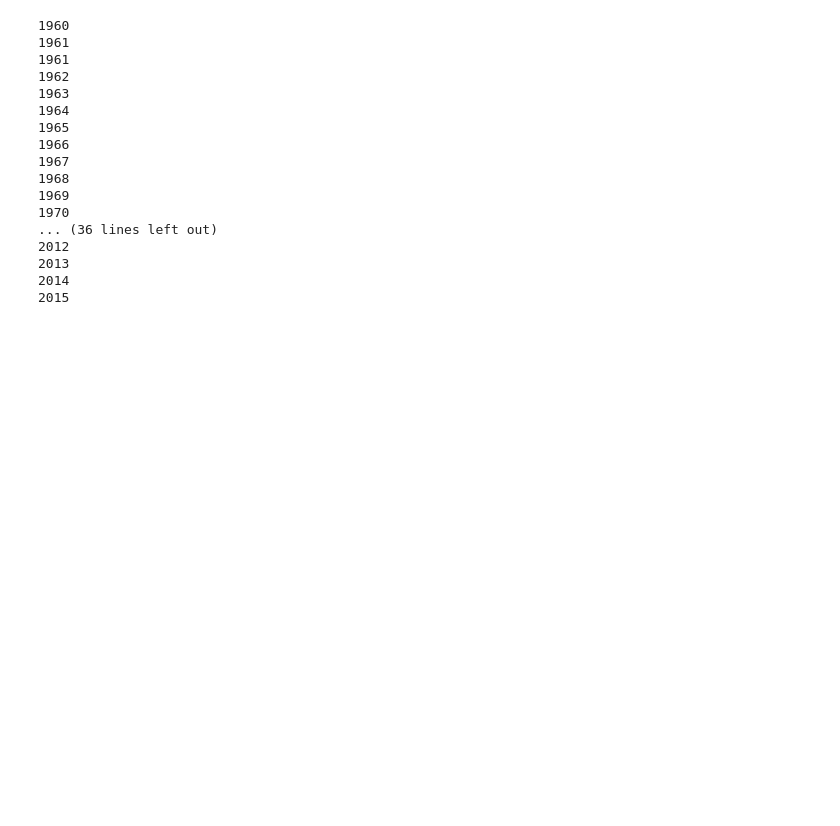
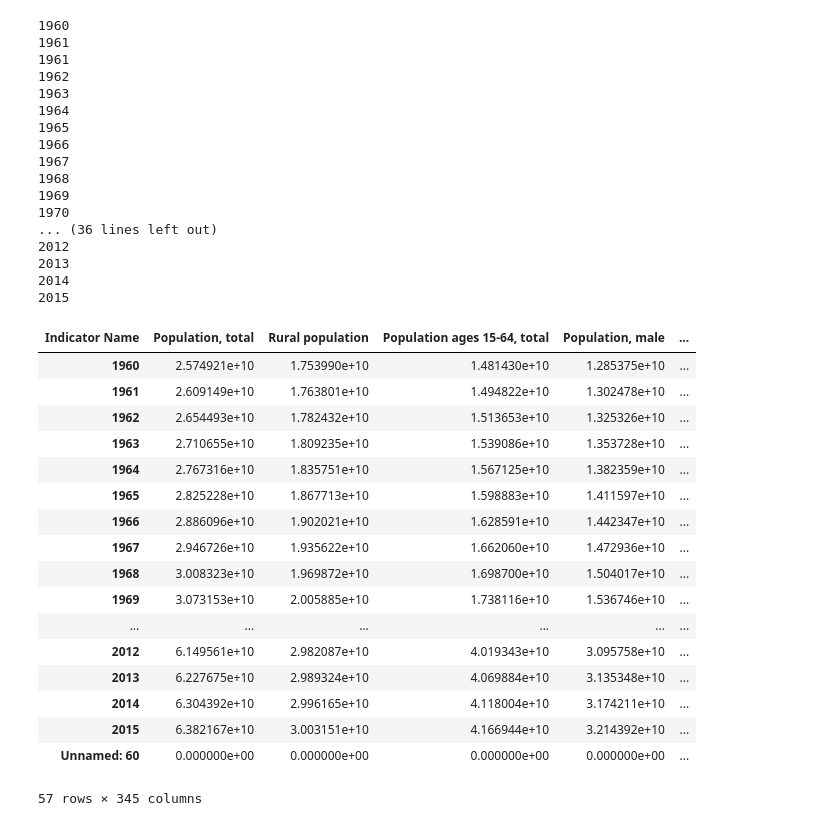
Before and after one commit to taos15/health_nutrition_pandas_eda, a Jupyter notebook: data/greenenotebook.ipynb, the cells around one changed output. Saved outputs shown, nothing was run; the diff lists cells and outputs as text; code cells hidden in the pictures; blank space fills up the shorter version.

```diff
--- a/data/greenenotebook.ipynb
+++ b/data/greenenotebook.ipynb
@@ -60,6 +61,26 @@ for col in helth_df.columns:
 # %%
 total_countries =helth_df.groupby(['Indicator Name']).sum(["1960"]).sort_values(["1960"],ascending=False)
 total_countries = total_countries.T
+total_countries
+# %% [output]
+| Indicator Name | Population, total | Rural population | Population ages 15-64, total | Population, male | ... |
+| 1960 | 2.574921e+10 | 1.753990e+10 | 1.481430e+10 | 1.285375e+10 | ... |
+| 1961 | 2.609149e+10 | 1.763801e+10 | 1.494822e+10 | 1.302478e+10 | ... |
+| 1962 | 2.654493e+10 | 1.782432e+10 | 1.513653e+10 | 1.325326e+10 | ... |
+| 1963 | 2.710655e+10 | 1.809235e+10 | 1.539086e+10 | 1.353728e+10 | ... |
+| 1964 | 2.767316e+10 | 1.835751e+10 | 1.567125e+10 | 1.382359e+10 | ... |
+| 1965 | 2.825228e+10 | 1.867713e+10 | 1.598883e+10 | 1.411597e+10 | ... |
+| 1966 | 2.886096e+10 | 1.902021e+10 | 1.628591e+10 | 1.442347e+10 | ... |
+| 1967 | 2.946726e+10 | 1.935622e+10 | 1.662060e+10 | 1.472936e+10 | ... |
+| 1968 | 3.008323e+10 | 1.969872e+10 | 1.698700e+10 | 1.504017e+10 | ... |
+| 1969 | 3.073153e+10 | 2.005885e+10 | 1.738116e+10 | 1.536746e+10 | ... |
+| ... | ... | ... | ... | ... | ... |
+| 2012 | 6.149561e+10 | 2.982087e+10 | 4.019343e+10 | 3.095758e+10 | ... |
+| 2013 | 6.227675e+10 | 2.989324e+10 | 4.069884e+10 | 3.135348e+10 | ... |
+| 2014 | 6.304392e+10 | 2.996165e+10 | 4.118004e+10 | 3.174211e+10 | ... |
+| 2015 | 6.382167e+10 | 3.003151e+10 | 4.166944e+10 | 3.214392e+10 | ... |
+| Unnamed: 60 | 0.000000e+00 | 0.000000e+00 | 0.000000e+00 | 0.000000e+00 | ... |
+57 rows × 345 columns
 # %%
 #total_countries.plot.scatter(x=total_countries['Literacy rate, adult male (% of males ages 15 and above)'],
 #                             y=total_countries[14])
```
Also changed, not shown: parts of 5 cells of this notebook.
